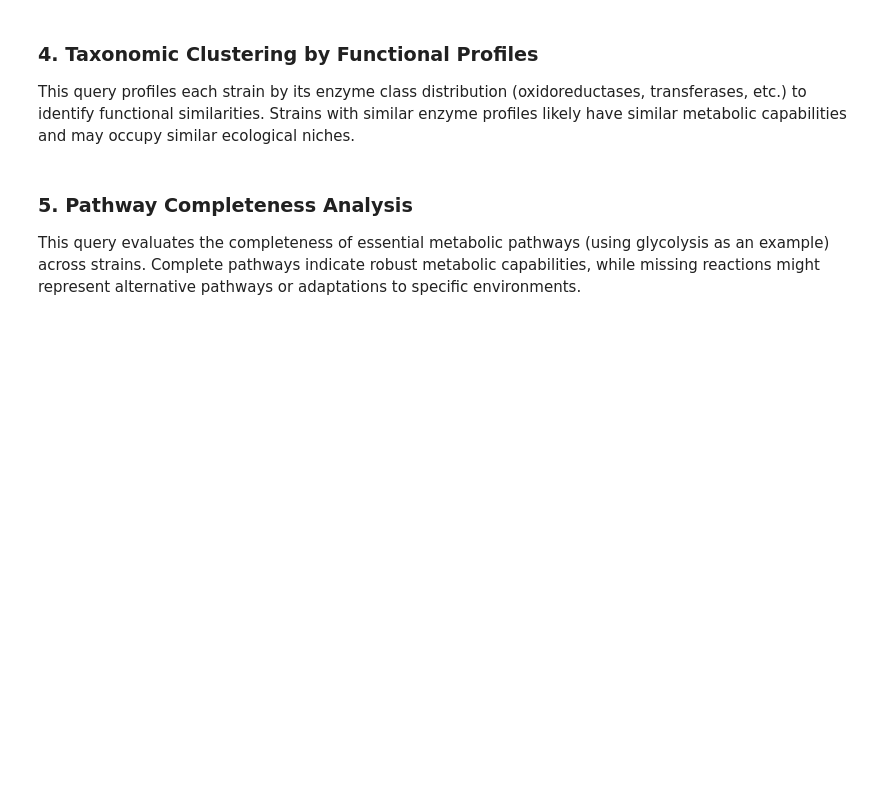
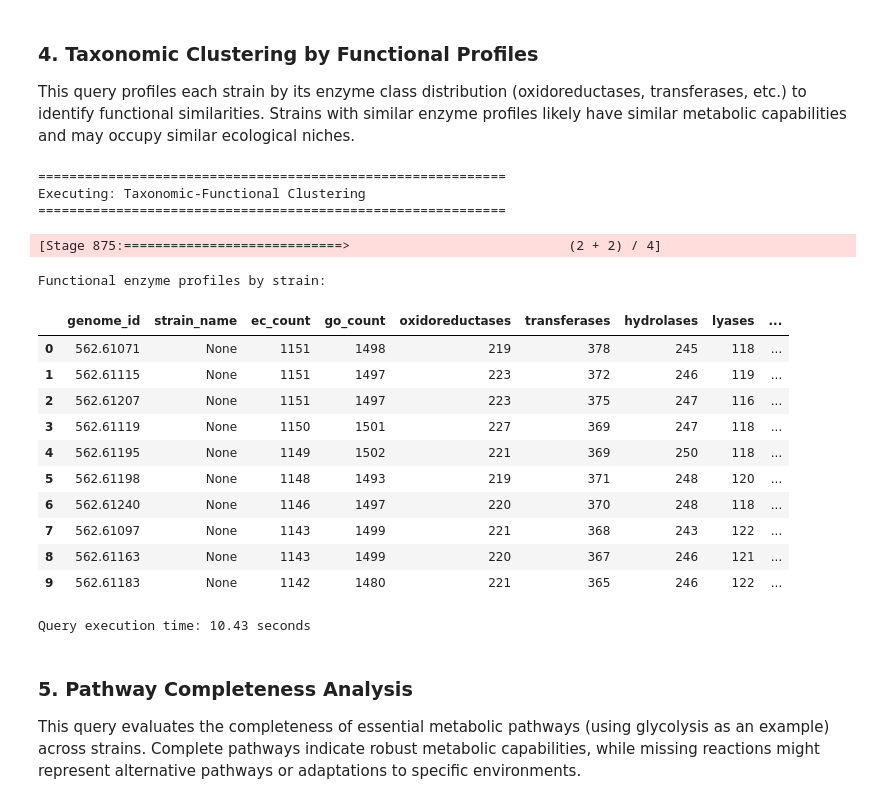
Before and after one commit to jplfaria/cdm-lake-local-twin, a Jupyter notebook: demo_july10th.ipynb, the cells around one changed output. Cells and saved outputs as stored; diff of their text form; code cells hidden in the pictures; blank space fills up the shorter version.

```diff
--- a/demo_july10th.ipynb
+++ b/demo_july10th.ipynb
@@ -581,34 +762,52 @@ def analyze_taxonomic_functional_clusters():
             COUNT(DISTINCT CASE WHEN bakta_ec LIKE '4.%' THEN bakta_ec END) as lyases,
             COUNT(DISTINCT CASE WHEN bakta_ec LIKE '5.%' THEN bakta_ec END) as isomerases,
             COUNT(DISTINCT CASE WHEN bakta_ec LIKE '6.%' THEN bakta_ec END) as ligases
         FROM {namespace}.feature_annotation
         WHERE bakta_ec IS NOT NULL
         GROUP BY genome_id
     )
     SELECT
         st.genome_id,
         st.strain_name,
         sf.ec_count,
         sf.go_count,
         sf.oxidoreductases,
         sf.transferases,
         sf.hydrolases,
         sf.lyases,
         sf.isomerases,
         sf.ligases,
         ROUND(sf.transferases * 100.0 / sf.ec_count, 1) as transferase_pct,
         ROUND(sf.hydrolases * 100.0 / sf.ec_count, 1) as hydrolase_pct
     FROM strain_taxonomy st
     JOIN strain_functions sf ON st.genome_id = sf.genome_id
     ORDER BY sf.ec_count DESC
-    LIMIT 20
+    LIMIT 10
     """
 
     df = spark.sql(query).toPandas()
     print(f"Functional enzyme profiles by strain:")
     display(df)
 
 time_query("Taxonomic-Functional Clustering", analyze_taxonomic_functional_clusters)
+# %% [output]
+============================================================
+Executing: Taxonomic-Functional Clustering
+============================================================
+[Stage 875:============================>                            (2 + 2) / 4]
+Functional enzyme profiles by strain:
+|  | genome_id | strain_name | ec_count | go_count | oxidoreductases | transferases | hydrolases | lyases | ... |
+| 0 | 562.61071 | None | 1151 | 1498 | 219 | 378 | 245 | 118 | ... |
+| 1 | 562.61115 | None | 1151 | 1497 | 223 | 372 | 246 | 119 | ... |
+| 2 | 562.61207 | None | 1151 | 1497 | 223 | 375 | 247 | 116 | ... |
+| 3 | 562.61119 | None | 1150 | 1501 | 227 | 369 | 247 | 118 | ... |
+| 4 | 562.61195 | None | 1149 | 1502 | 221 | 369 | 250 | 118 | ... |
+| 5 | 562.61198 | None | 1148 | 1493 | 219 | 371 | 248 | 120 | ... |
+| 6 | 562.61240 | None | 1146 | 1497 | 220 | 370 | 248 | 118 | ... |
+| 7 | 562.61097 | None | 1143 | 1499 | 221 | 368 | 243 | 122 | ... |
+| 8 | 562.61163 | None | 1143 | 1499 | 220 | 367 | 246 | 121 | ... |
+| 9 | 562.61183 | None | 1142 | 1480 | 221 | 365 | 246 | 122 | ... |
+Query execution time: 10.43 seconds
 # %% [markdown]
 ### 5. Pathway Completeness Analysis
 
```
Also changed, not shown: parts of 14 cells of this notebook.
